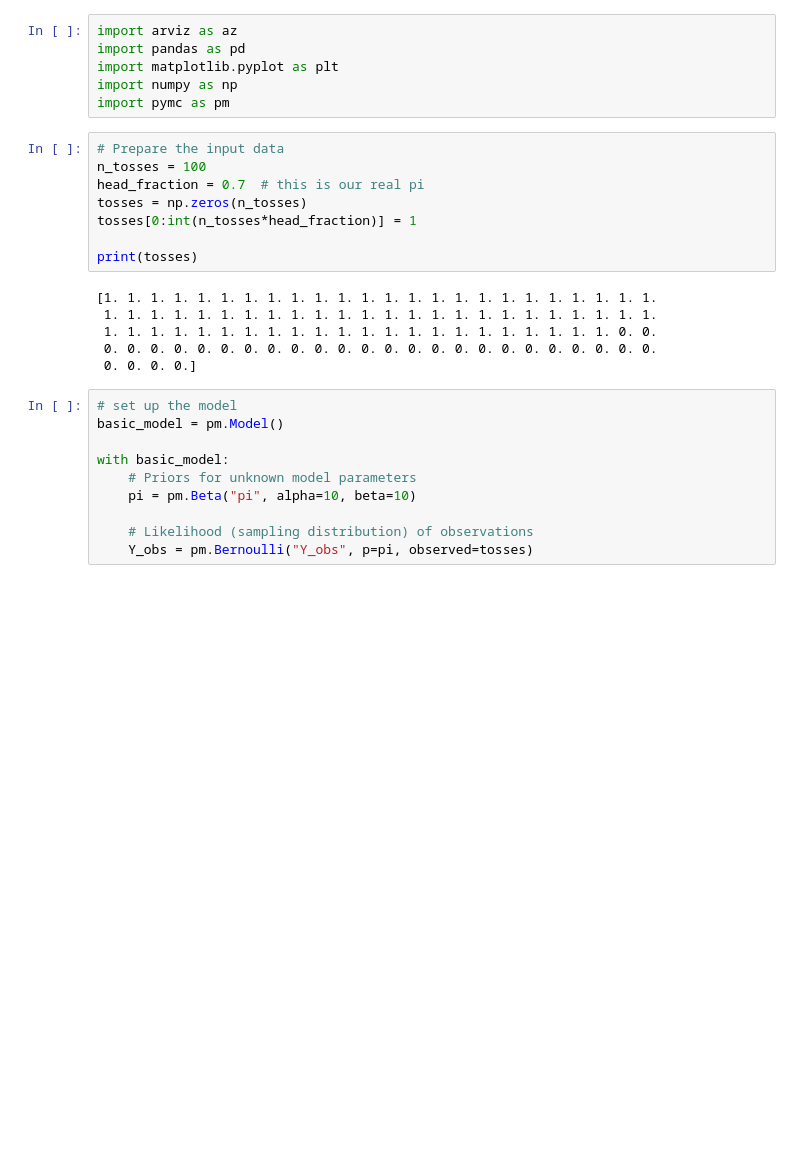
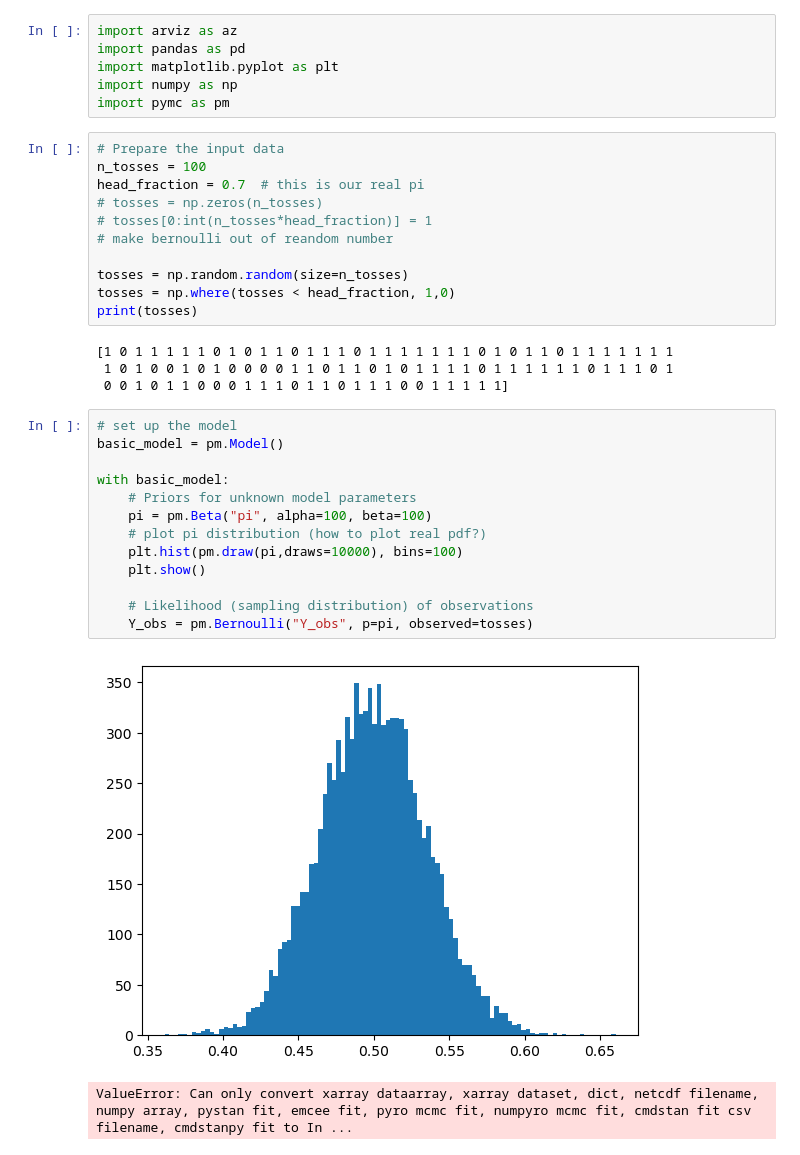
Before and after one commit to tuchris/CIB-Probabilistic-Programming, a Jupyter notebook: PyMC_Demo.ipynb, the cells around one changed output. Saved outputs shown, nothing was run; the diff lists cells and outputs as text; blank space fills up the shorter version.

```diff
--- a/PyMC_Demo.ipynb
+++ b/PyMC_Demo.ipynb
@@ -10,26 +10,33 @@ import pymc as pm
 # Prepare the input data
 n_tosses = 100
 head_fraction = 0.7  # this is our real pi
-tosses = np.zeros(n_tosses)
-tosses[0:int(n_tosses*head_fraction)] = 1
+# tosses = np.zeros(n_tosses)
+# tosses[0:int(n_tosses*head_fraction)] = 1
+# make bernoulli out of reandom number
 
+tosses = np.random.random(size=n_tosses)
+tosses = np.where(tosses < head_fraction, 1,0)
 print(tosses)
 # %% [output]
-[1. 1. 1. 1. 1. 1. 1. 1. 1. 1. 1. 1. 1. 1. 1. 1. 1. 1. 1. 1. 1. 1. 1. 1.
- 1. 1. 1. 1. 1. 1. 1. 1. 1. 1. 1. 1. 1. 1. 1. 1. 1. 1. 1. 1. 1. 1. 1. 1.
- 1. 1. 1. 1. 1. 1. 1. 1. 1. 1. 1. 1. 1. 1. 1. 1. 1. 1. 1. 1. 1. 1. 0. 0.
- 0. 0. 0. 0. 0. 0. 0. 0. 0. 0. 0. 0. 0. 0. 0. 0. 0. 0. 0. 0. 0. 0. 0. 0.
- 0. 0. 0. 0.]
+[1 0 1 1 1 1 1 0 1 0 1 1 0 1 1 1 0 1 1 1 1 1 1 1 0 1 0 1 1 0 1 1 1 1 1 1 1
+ 1 0 1 0 0 1 0 1 0 0 0 0 1 1 0 1 1 0 1 0 1 1 1 1 0 1 1 1 1 1 1 0 1 1 1 0 1
+ 0 0 1 0 1 1 0 0 0 1 1 1 0 1 1 0 1 1 1 0 0 1 1 1 1 1]
 # %%
 # set up the model
 basic_model = pm.Model()
 
 with basic_model:
     # Priors for unknown model parameters
-    pi = pm.Beta("pi", alpha=10, beta=10)
+    pi = pm.Beta("pi", alpha=100, beta=100)
+    # plot pi distribution (how to plot real pdf?)
+    plt.hist(pm.draw(pi,draws=10000), bins=100)
+    plt.show()
 
     # Likelihood (sampling distribution) of observations
     Y_obs = pm.Bernoulli("Y_obs", p=pi, observed=tosses)
+# %% [output]
+[figure, added]
+ValueError: Can only convert xarray dataarray, xarray dataset, dict, netcdf filename, numpy array, pystan fit, emcee fit, pyro mcmc fit, numpyro mcmc fit, cmdstan fit csv filename, cmdstanpy fit to In ...
 # %%
 # MCMC sampling
 with basic_model:
```
Also changed, not shown: parts of 2 cells of this notebook.
